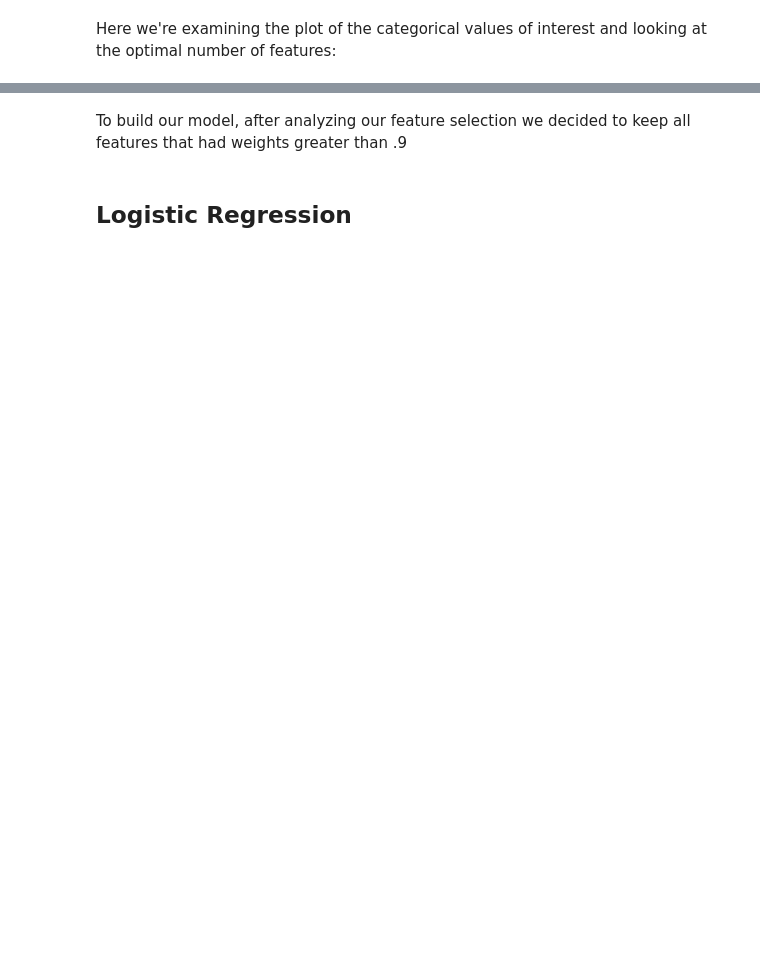
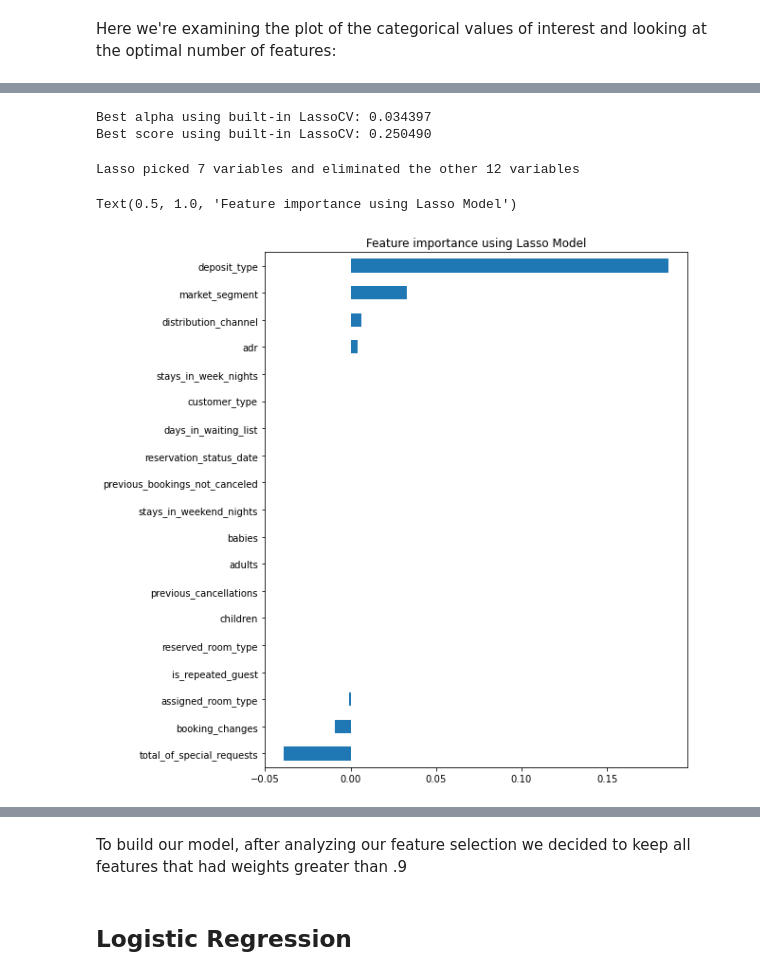
Before and after one commit to olmosjorge28/DS7331_ML1_ASSINGMENTS, a Jupyter notebook: lab2/DS7331-Mini-Lab.ipynb, the cells around one changed output, grey strips where cells are left out. Saved outputs shown, nothing was run; the diff lists cells and outputs as text; code cells hidden in the pictures; blank space fills up the shorter version.

```diff
--- a/lab2/DS7331-Mini-Lab.ipynb
+++ b/lab2/DS7331-Mini-Lab.ipynb
@@ -226,0 +255,51 @@ top_features
+# %%
+# Passing in features that are selected from RFE result into X_sel
+
+X_sel = X_scaled[['is_repeated_guest',
+'customer_type',
+'adr',
+'days_in_waiting_list',
+'reservation_status_date',
+'total_of_special_requests',
+'deposit_type',
+'booking_changes',
+'previous_bookings_not_canceled',
+'distribution_channel',
+'assigned_room_type',
+'market_segment',
+'babies',
+'adults',
+'previous_cancellations',
+'children',
+'reserved_room_type',
+'stays_in_week_nights',
+'stays_in_weekend_nights']]
+
+X_sel.drop('target',axis=1, inplace=True)
+# %%
+from sklearn.linear_model import LassoCV
+
+reg = LassoCV()
+reg.fit(X_sel, y)
+print("Best alpha using built-in LassoCV: %f" % reg.alpha_)
+print("Best score using built-in LassoCV: %f" %reg.score(X_sel,y))
+coef = pd.Series(reg.coef_, index = X_sel.columns)
+# %% [output]
+Best alpha using built-in LassoCV: 0.034397
+Best score using built-in LassoCV: 0.250490
+# %%
+print("Lasso picked " + str(sum(coef != 0)) + " variables and eliminated the other " +  str(sum(coef == 0)) + " variables")
+# %% [output]
+Lasso picked 7 variables and eliminated the other 12 variables
+# %%
+# Visualizing the feature importance using LASSO
+
+import matplotlib.pyplot as plt
+imp_coef = coef.sort_values()
+import matplotlib
+matplotlib.rcParams['figure.figsize'] = (8.0, 10.0)
+imp_coef.plot(kind = "barh")
+plt.title("Feature importance using Lasso Model")
+# %% [output]
+Text(0.5, 1.0, 'Feature importance using Lasso Model')
+[figure, added]
```
Also changed, not shown: parts of 50 cells of this notebook, 2 other files.
